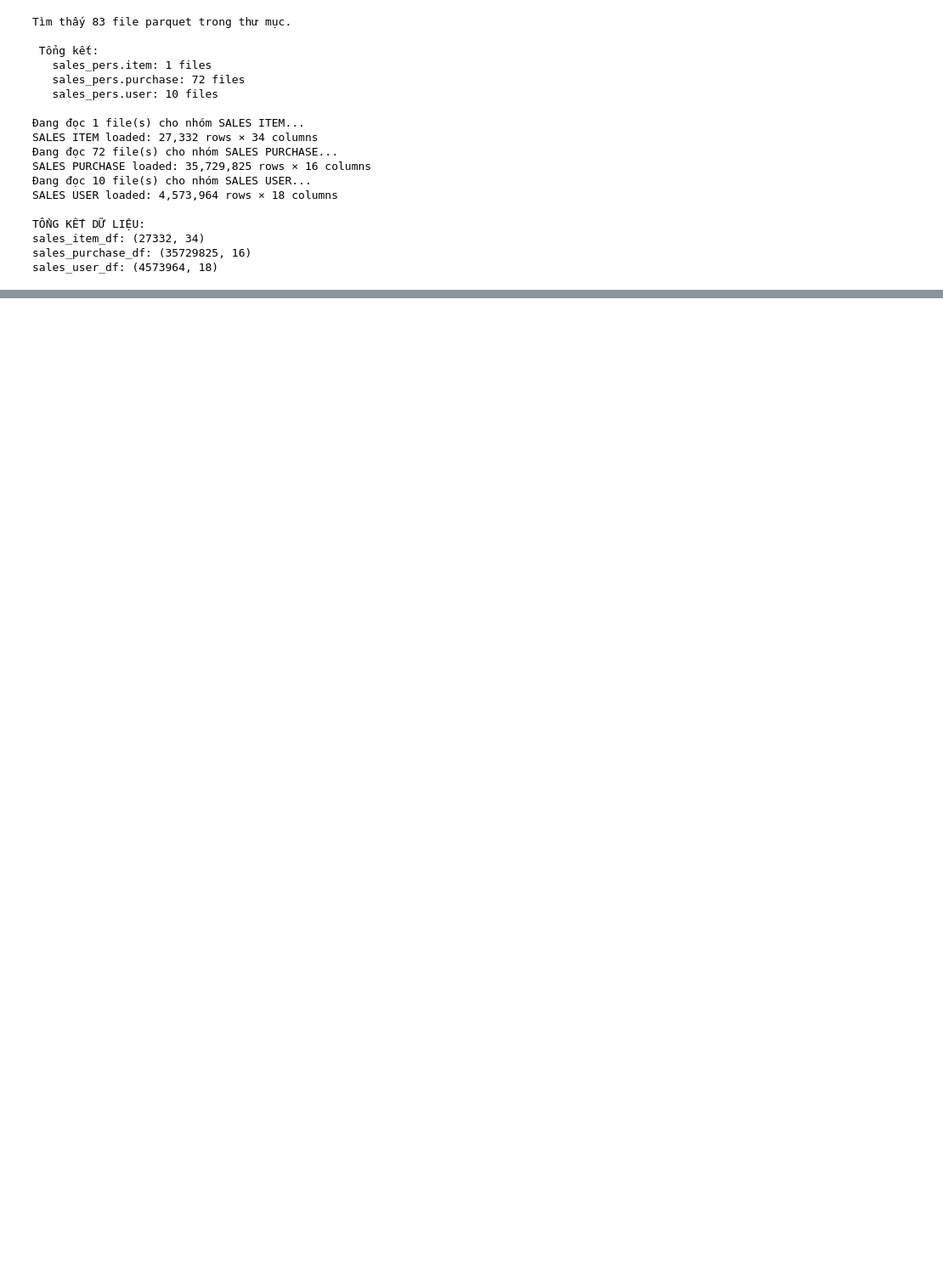
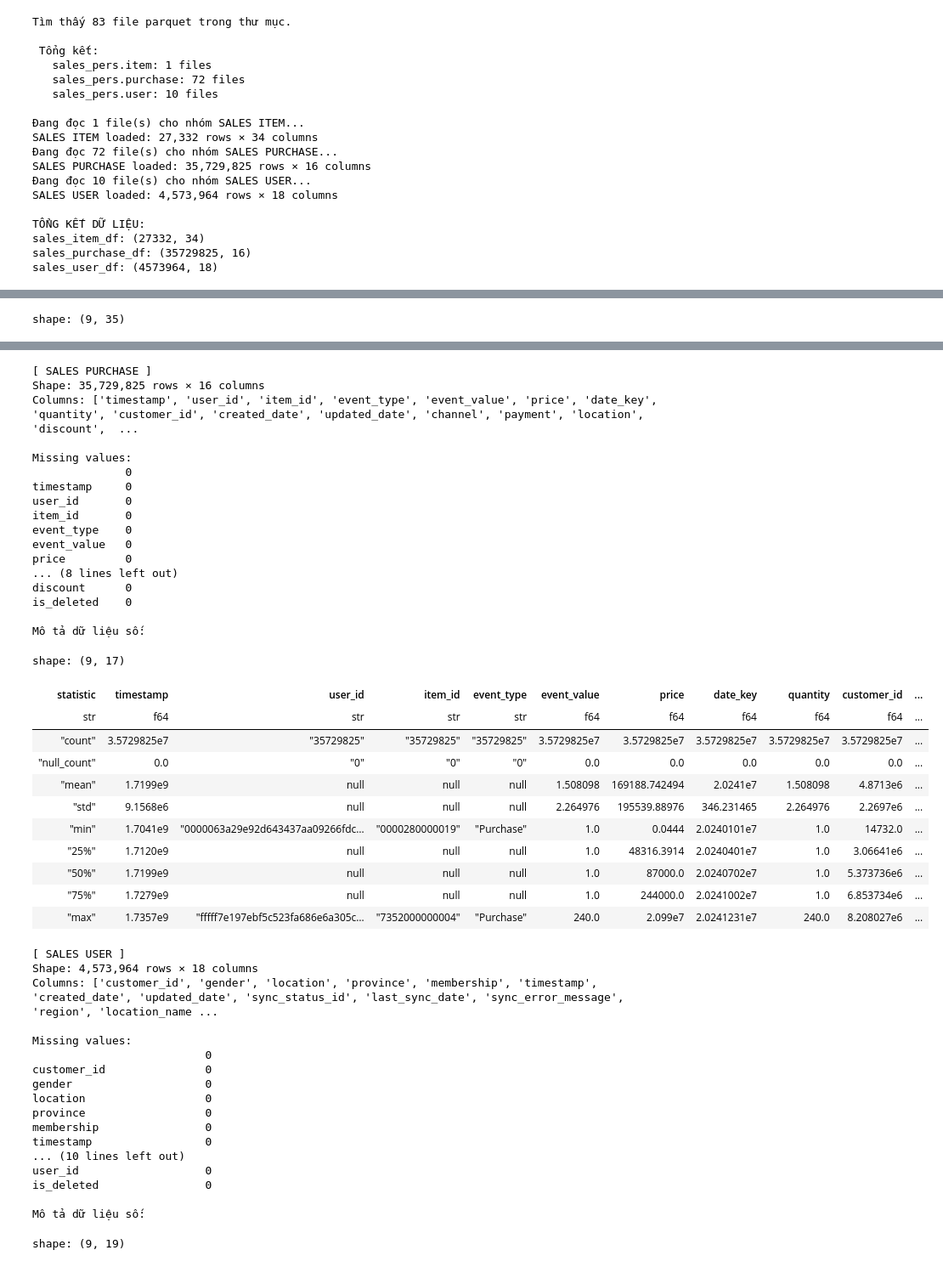
Before and after one commit to KuroNekoW/CS116, a Jupyter notebook: Peo/PPPeo.ipynb, the cells around one changed output, grey strips where cells are left out. Shown: that part at 85% size. Cells and saved outputs as stored; diff of their text form; code cells hidden in the pictures; blank space fills up the shorter version.

```diff
--- a/Peo/PPPeo.ipynb
+++ b/Peo/PPPeo.ipynb
@@ -92,0 +95,32 @@ datasets = {
+# %%
+# Tạo dictionary chứa các DataFrame
+datasets = {
+    "SALES ITEM": sales_item_df,
+    "SALES PURCHASE": sales_purchase_df,
+    "SALES USER": sales_user_df
+}
+# Lặp qua từng nhóm dữ liệu trong dictionary 'datasets'
+for name, df in datasets.items():
+
+    # Nếu không có dữ liệu (None), bỏ qua nhóm đó
+    if df is None:
+        continue
+
+    # In tiêu đề nhóm dữ liệu
+    print(f"\n[ {name} ]")
+
+    # In kích thước của DataFrame: số dòng và số cột
+    print(f"Shape: {df.shape[0]:,} rows × {df.shape[1]} columns")
+
+    # In danh sách tên các cột
+    print("Columns:", df.columns)
+
+    # Kiểm tra số lượng giá trị thiếu (null) trong từng cột
+    print("\nMissing values:")
+    null_counts = df.null_count().to_pandas().T
+    print(null_counts)
+
+    # Mô tả thống kê cho các cột số
+    print("\nMô tả dữ liệu số:")
+    display(df.describe())
+# %% [output]
@@ -92,0 +144 @@ datasets = {
+shape: (9, 35)
@@ -92,0 +156,47 @@ datasets = {
+[ SALES PURCHASE ]
+Shape: 35,729,825 rows × 16 columns
+Columns: ['timestamp', 'user_id', 'item_id', 'event_type', 'event_value', 'price', 'date_key', 'quantity', 'customer_id', 'created_date', 'updated_date', 'channel', 'payment', 'location', 'discount',  ...
+
+Missing values:
+              0
+timestamp     0
+user_id       0
+item_id       0
+event_type    0
+event_value   0
+price         0
+... (8 lines left out)
+discount      0
+is_deleted    0
+
+Mô tả dữ liệu số:
+shape: (9, 17)
+| statistic | timestamp | user_id | item_id | event_type | event_value | price | date_key | quantity | customer_id | ... |
+| str | f64 | str | str | str | f64 | f64 | f64 | f64 | f64 | ... |
+| "count" | 3.5729825e7 | "35729825" | "35729825" | "35729825" | 3.5729825e7 | 3.5729825e7 | 3.5729825e7 | 3.5729825e7 | 3.5729825e7 | ... |
+| "null_count" | 0.0 | "0" | "0" | "0" | 0.0 | 0.0 | 0.0 | 0.0 | 0.0 | ... |
+| "mean" | 1.7199e9 | null | null | null | 1.508098 | 169188.742494 | 2.0241e7 | 1.508098 | 4.8713e6 | ... |
+| "std" | 9.1568e6 | null | null | null | 2.264976 | 195539.88976 | 346.231465 | 2.264976 | 2.2697e6 | ... |
+| "min" | 1.7041e9 | "0000063a29e92d643437aa09266fdc… | "0000280000019" | "Purchase" | 1.0 | 0.0444 | 2.0240101e7 | 1.0 | 14732.0 | ... |
+| "25%" | 1.7120e9 | null | null | null | 1.0 | 48316.3914 | 2.0240401e7 | 1.0 | 3.06641e6 | ... |
+| "50%" | 1.7199e9 | null | null | null | 1.0 | 87000.0 | 2.0240702e7 | 1.0 | 5.373736e6 | ... |
+| "75%" | 1.7279e9 | null | null | null | 1.0 | 244000.0 | 2.0241002e7 | 1.0 | 6.853734e6 | ... |
+| "max" | 1.7357e9 | "fffff7e197ebf5c523fa686e6a305c… | "7352000000004" | "Purchase" | 240.0 | 2.099e7 | 2.0241231e7 | 240.0 | 8.208027e6 | ... |
+[ SALES USER ]
+Shape: 4,573,964 rows × 18 columns
+Columns: ['customer_id', 'gender', 'location', 'province', 'membership', 'timestamp', 'created_date', 'updated_date', 'sync_status_id', 'last_sync_date', 'sync_error_message', 'region', 'location_name ...
+
+Missing values:
+                          0
+customer_id               0
+gender                    0
+location                  0
+province                  0
+membership                0
+timestamp                 0
+... (10 lines left out)
+user_id                   0
+is_deleted                0
+
+Mô tả dữ liệu số:
+shape: (9, 19)
```
Also changed, not shown: parts of 17 cells of this notebook, 2 other files.
